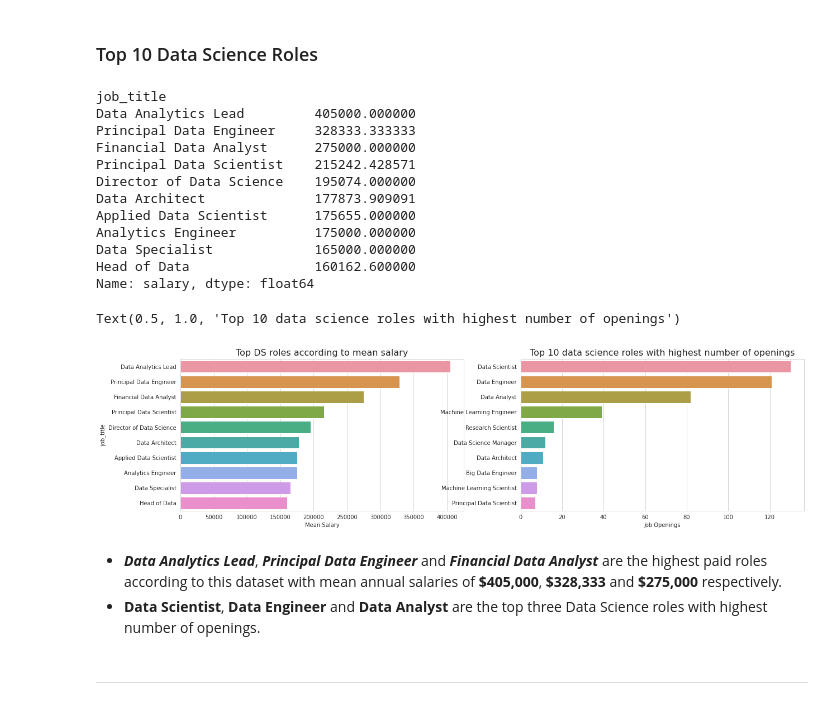
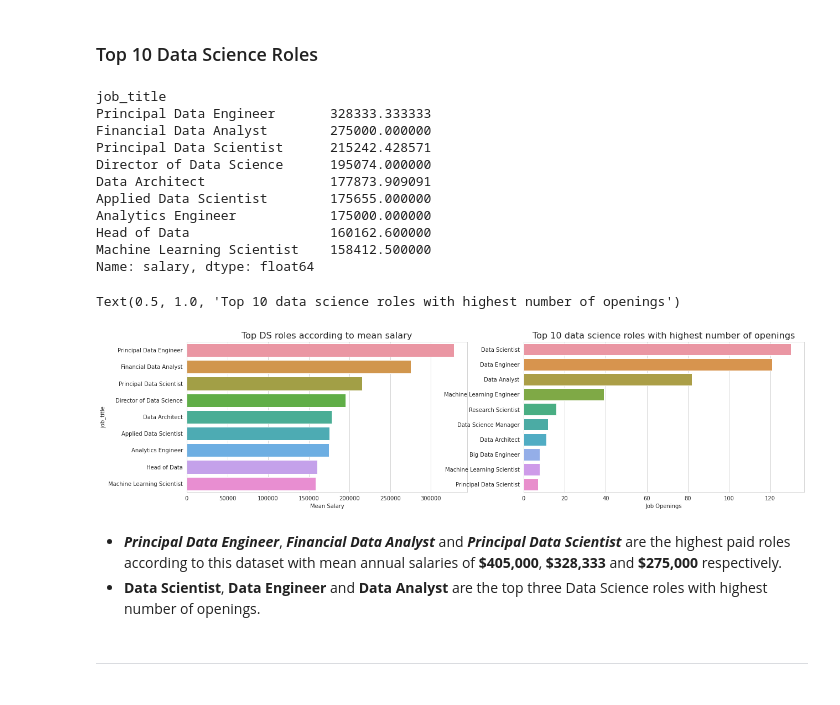
Before and after one commit to hikmatullah-mohammadi/ds-job-salaries-analysis-eda, a Jupyter notebook: ds-job-salaries-analysis-eda.ipynb, the cells around one changed output. Saved outputs shown, nothing was run; the diff lists cells and outputs as text; code cells hidden in the pictures.

Commit message:
Kaggle Notebook | 📈DS job salaries analysis (EDA)💵 | Version 8

```diff
--- a/ds-job-salaries-analysis-eda.ipynb
+++ b/ds-job-salaries-analysis-eda.ipynb
@@ -394,7 +411,7 @@ We see that data scientists working ***remotely*** (about **\$120,000**) have a
 # %%
 # job type and company size VS salary
 plt.figure(figsize=(14, 7))
-sns.set_palette('cool')
+sns.set_palette('Set2')
 ax = sns.boxenplot(data=df, x='job_type', y='salary', hue='company_size')
 ax.set_title('Job Type & Company Size VS Salary', fontdict={'fontsize': 16})
 # %% [output]
@@ -433,42 +450,47 @@ Text(0, 0.5, '')
 ### Top 10 Data Science Roles
 # %%
 # top 10 data science roles according to mean salary
-top_ds_roles = df.groupby('job_title')['salary'].mean().sort_values(ascending=False)[:10]
-top_ds_roles
+top_ds_roles = df.groupby('job_title')['salary'].mean().sort_values(ascending=False)
+
+# ignore those ds roles which happened only once
+top_ds_roles_ =  pd.Series(data=list(top_ds_roles.index)).apply(lambda x: x if list(df['job_title']).count(x) > 1 else 0)
+top_ds_roles_that_happened_gt_1 = top_ds_roles_[top_ds_roles_ != 0][:9]
+top_ds_roles_that_happened_gt_1 = top_ds_roles[top_ds_roles_that_happened_gt_1]
+top_ds_roles_that_happened_gt_1
 # %% [output]
 job_title
-Data Analytics Lead         405000.000000
-Principal Data Engineer     328333.333333
-Financial Data Analyst      275000.000000
-Principal Data Scientist    215242.428571
-Director of Data Science    195074.000000
-Data Architect              177873.909091
-Applied Data Scientist      175655.000000
-Analytics Engineer          175000.000000
-Data Specialist             165000.000000
-Head of Data                160162.600000
+Principal Data Engineer       328333.333333
+Financial Data Analyst        275000.000000
+Principal Data Scientist      215242.428571
+Director of Data Science      195074.000000
+Data Architect                177873.909091
+Applied Data Scientist        175655.000000
+Analytics Engineer            175000.000000
+Head of Data                  160162.600000
+Machine Learning Scientist    158412.500000
 Name: salary, dtype: float64
 # %%
 plt.figure(figsize=(20, 5))
 
 # top 10 data science roles according to mean salary
 plt.subplot(1, 2, 1)
+top_ds_roles = top_ds_roles_that_happened_gt_1
 ax = sns.barplot(y=top_ds_roles.index, x=top_ds_roles)
 ax.set_xlabel('Mean Salary')
 ax.set_title('Top DS roles according to mean salary', fontdict={'fontsize': 16})
 
 # top 10 data science roles with highest number of openings
 plt.subplot(1, 2, 2)
 top_dr = df['job_title'].value_counts()[:10]
 
 ax = sns.barplot(x=top_dr, y=top_dr.index)
 ax.set_xlabel('Job Openings')
 ax.set_title('Top 10 data science roles with highest number of openings', fontdict={'fontsize': 16})
 # %% [output]
 Text(0.5, 1.0, 'Top 10 data science roles with highest number of openings')
-[figure, old version]
+[figure, new version]
 # %% [markdown]
-- ***Data Analytics Lead***, ***Principal Data Engineer*** and ***Financial Data Analyst*** are the highest paid roles according to this dataset with mean annual salaries of **\$405,000**, **\$328,333** and **\$275,000** respectively.
+- ***Principal Data Engineer***, ***Financial Data Analyst*** and ***Principal Data Scientist*** are the highest paid roles according to this dataset with mean annual salaries of **\$405,000**, **\$328,333** and **\$275,000** respectively.
 - **Data Scientist**, **Data Engineer** and **Data Analyst** are the top three Data Science roles with highest number of openings.
 # %% [markdown]
 ---
```
Also changed, not shown: parts of 4 cells of this notebook.
